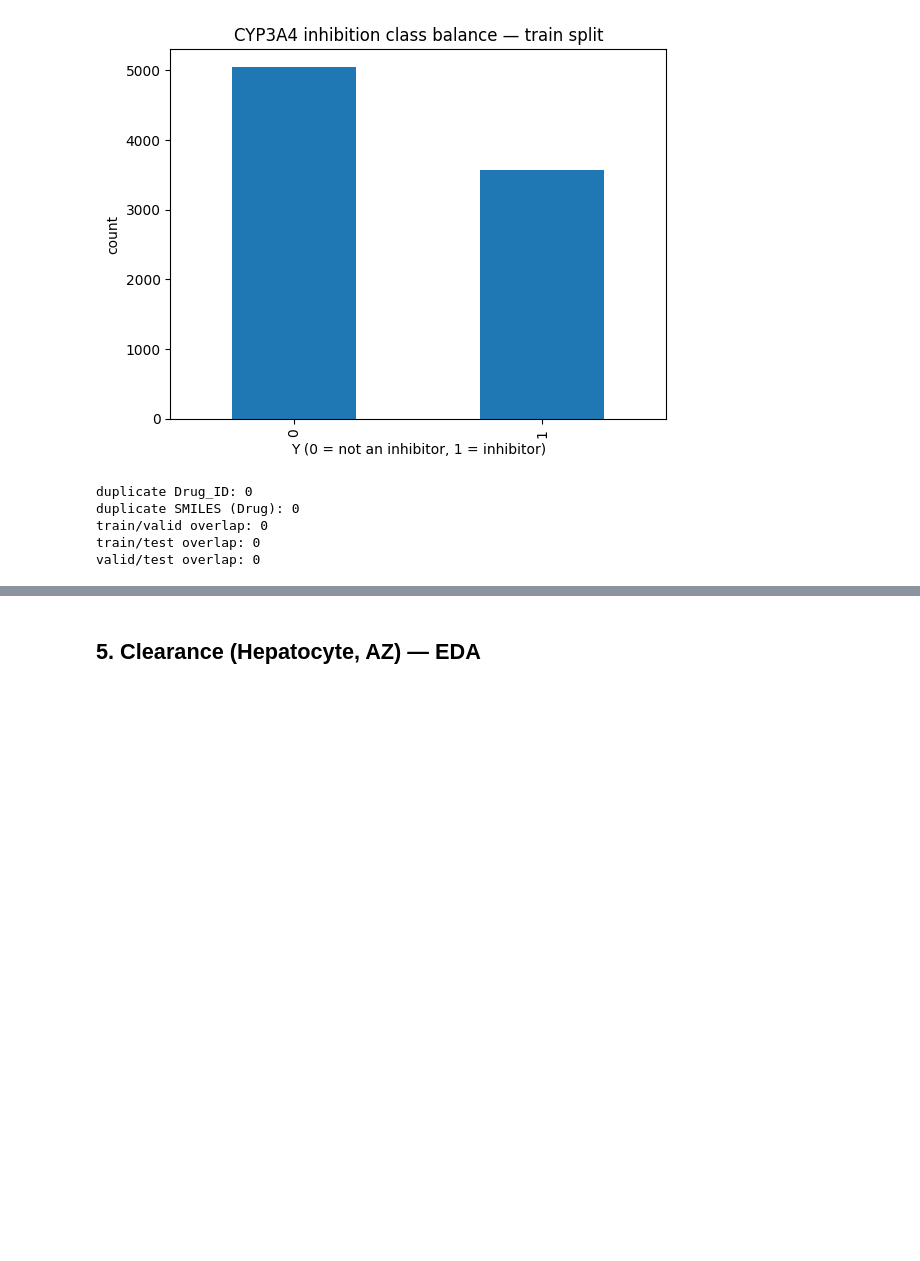
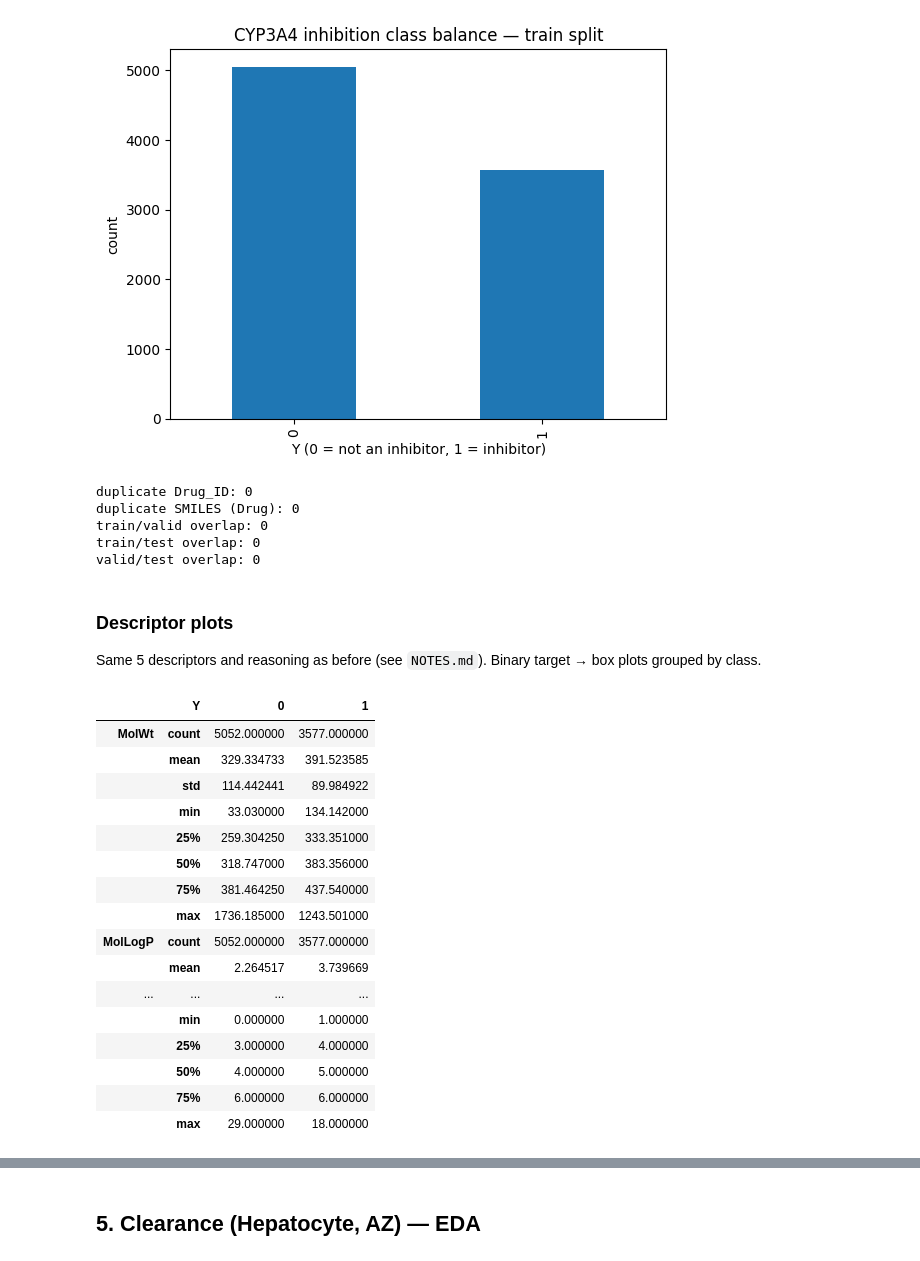
Before and after one commit to tuhinc5203/admet-property-prediction, a Jupyter notebook: Data_EDA.ipynb, the cells around one changed output, grey strips where cells are left out. Cells and saved outputs as stored; diff of their text form; code cells hidden in the pictures; blank space fills up the shorter version.

```diff
--- a/Data_EDA.ipynb
+++ b/Data_EDA.ipynb
@@ -636,3 +636,30 @@ duplicate SMILES (Drug): 0
 train/valid overlap: 0
 train/test overlap: 0
 valid/test overlap: 0
+# %% [markdown]
+### Descriptor plots
+
+Same 5 descriptors and reasoning as before (see `NOTES.md`). Binary target → box plots grouped by class.
+# %%
+train = CYP3A4_split['train']
+desc = compute_descriptors(train['Drug'])
+desc['Y'] = train['Y'].values
+desc.groupby('Y')[descriptor_cols].describe().T
+# %% [output]
+|  | Y | 0 | 1 |
+| MolWt | count | 5052.000000 | 3577.000000 |
+|  | mean | 329.334733 | 391.523585 |
+|  | std | 114.442441 | 89.984922 |
+|  | min | 33.030000 | 134.142000 |
+|  | 25% | 259.304250 | 333.351000 |
+|  | 50% | 318.747000 | 383.356000 |
+|  | 75% | 381.464250 | 437.540000 |
+|  | max | 1736.185000 | 1243.501000 |
+| MolLogP | count | 5052.000000 | 3577.000000 |
+|  | mean | 2.264517 | 3.739669 |
+| ... | ... | ... | ... |
+|  | min | 0.000000 | 1.000000 |
+|  | 25% | 3.000000 | 4.000000 |
+|  | 50% | 4.000000 | 5.000000 |
+|  | 75% | 6.000000 | 6.000000 |
+|  | max | 29.000000 | 18.000000 |
```
Also changed, not shown: parts of 7 cells of this notebook, 1 other file.
